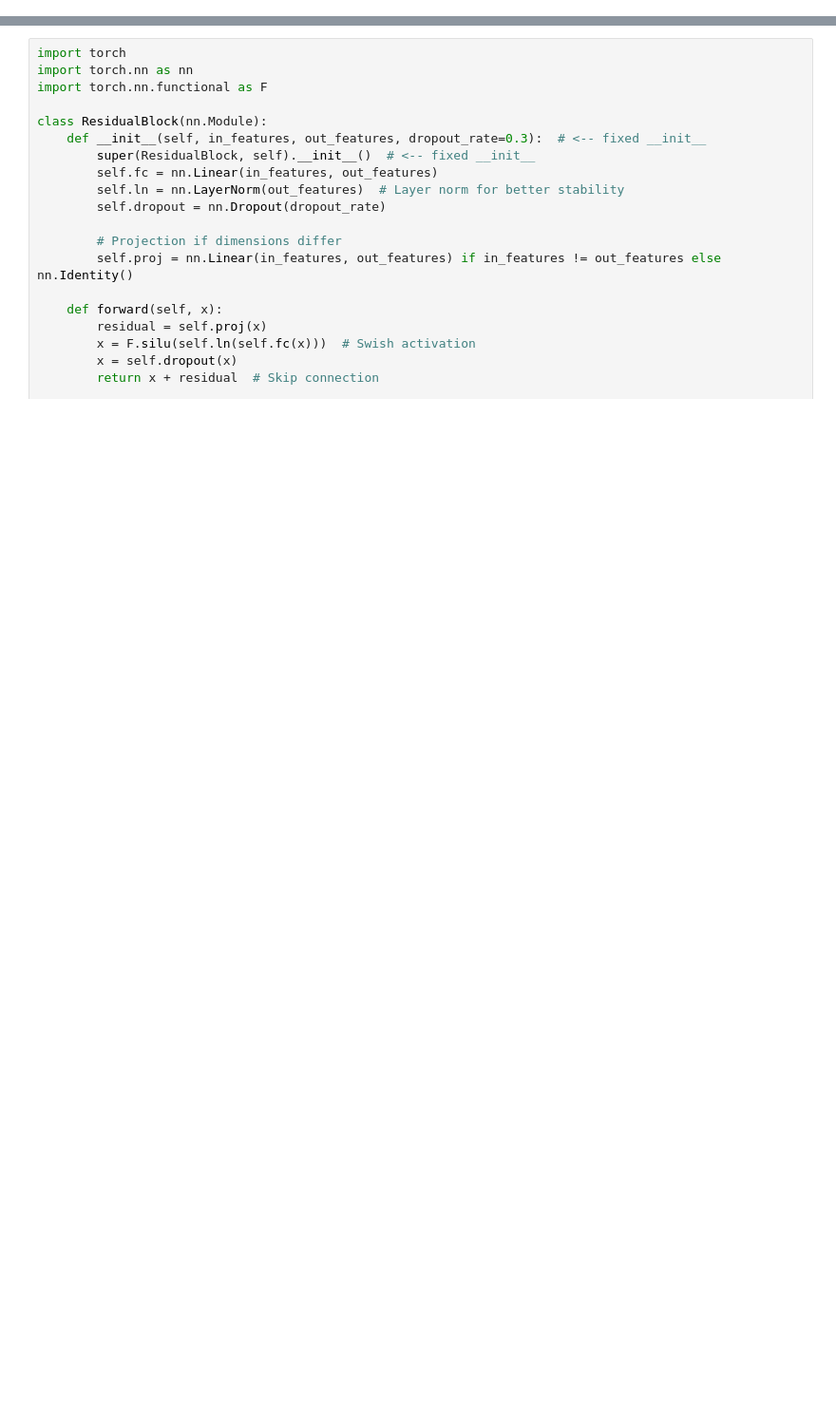
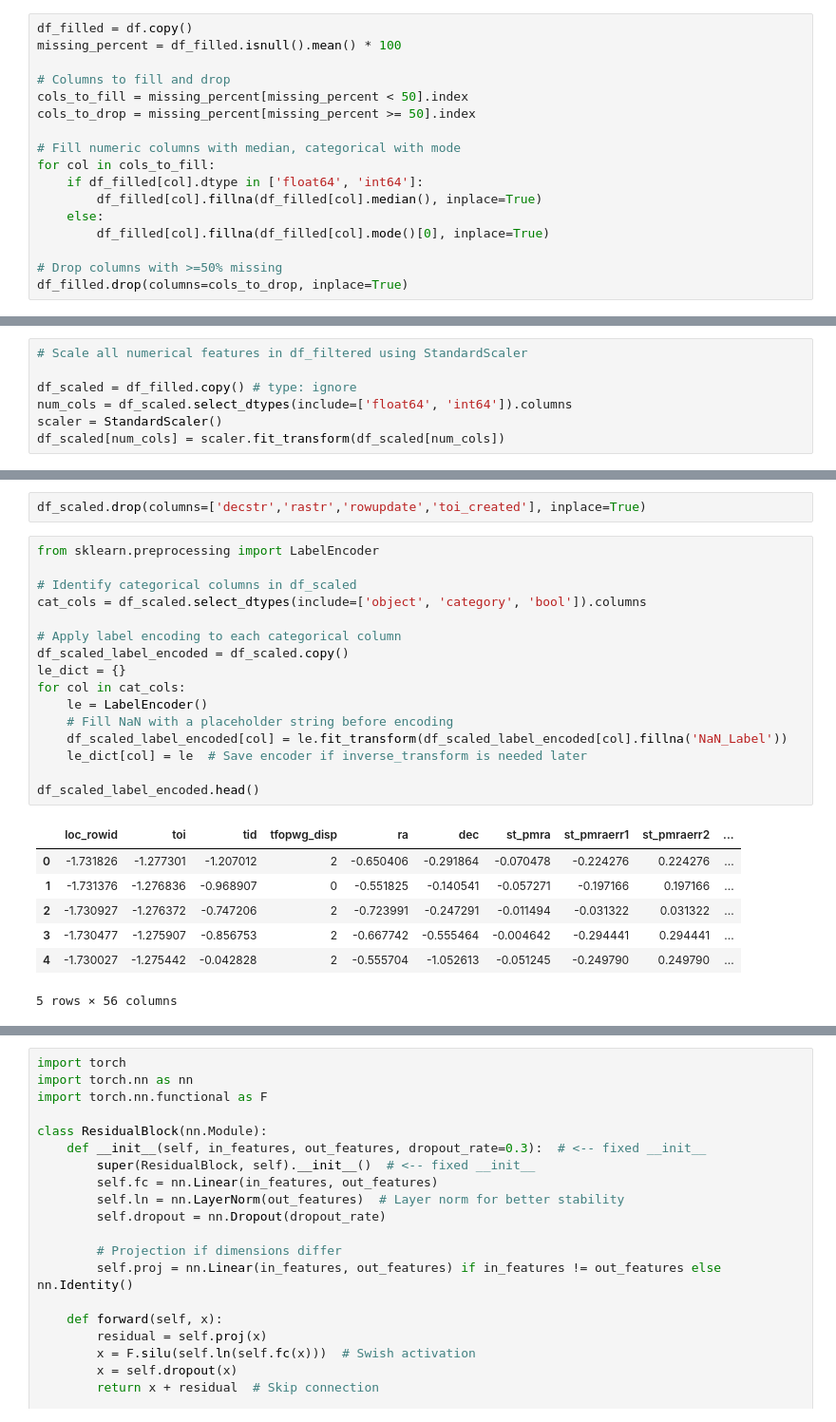
Before and after one commit to AbdelrahmanMahmoud-05/A-World-Away-Hunting-for-Exoplanets-with-AI, a Jupyter notebook: notebookTESS.ipynb, the cells around one changed output, grey strips where cells are left out. Shown: that part at 95% size. Drawn from its saved outputs; the diff is of its cells as text; blank space fills up the shorter version.

```diff
--- a/notebookTESS.ipynb
+++ b/notebookTESS.ipynb
@@ -223,0 +67,17 @@ Name: count, dtype: int64
+# %%
+df_filled = df.copy()
+missing_percent = df_filled.isnull().mean() * 100
+
+# Columns to fill and drop
+cols_to_fill = missing_percent[missing_percent < 50].index
+cols_to_drop = missing_percent[missing_percent >= 50].index
+
+# Fill numeric columns with median, categorical with mode
+for col in cols_to_fill:
+    if df_filled[col].dtype in ['float64', 'int64']:
+        df_filled[col].fillna(df_filled[col].median(), inplace=True)
+    else:
+        df_filled[col].fillna(df_filled[col].mode()[0], inplace=True)
+
+# Drop columns with >=50% missing
+df_filled.drop(columns=cols_to_drop, inplace=True)
@@ -223,0 +122,7 @@ Name: count, dtype: int64
+# %%
+# Scale all numerical features in df_filtered using StandardScaler
+
+df_scaled = df_filled.copy() # type: ignore
+num_cols = df_scaled.select_dtypes(include=['float64', 'int64']).columns
+scaler = StandardScaler()
+df_scaled[num_cols] = scaler.fit_transform(df_scaled[num_cols])
@@ -223,0 +141,26 @@ Name: count, dtype: int64
+# %%
+df_scaled.drop(columns=['decstr','rastr','rowupdate','toi_created'], inplace=True)
+# %%
+from sklearn.preprocessing import LabelEncoder
+
+# Identify categorical columns in df_scaled
+cat_cols = df_scaled.select_dtypes(include=['object', 'category', 'bool']).columns
+
+# Apply label encoding to each categorical column
+df_scaled_label_encoded = df_scaled.copy()
+le_dict = {}
+for col in cat_cols:
+    le = LabelEncoder()
+    # Fill NaN with a placeholder string before encoding
+    df_scaled_label_encoded[col] = le.fit_transform(df_scaled_label_encoded[col].fillna('NaN_Label'))
+    le_dict[col] = le  # Save encoder if inverse_transform is needed later
+
+df_scaled_label_encoded.head()
+# %% [output]
+|  | loc_rowid | toi | tid | tfopwg_disp | ra | dec | st_pmra | st_pmraerr1 | st_pmraerr2 | ... |
+| 0 | -1.731826 | -1.277301 | -1.207012 | 2 | -0.650406 | -0.291864 | -0.070478 | -0.224276 | 0.224276 | ... |
+| 1 | -1.731376 | -1.276836 | -0.968907 | 0 | -0.551825 | -0.140541 | -0.057271 | -0.197166 | 0.197166 | ... |
+| 2 | -1.730927 | -1.276372 | -0.747206 | 2 | -0.723991 | -0.247291 | -0.011494 | -0.031322 | 0.031322 | ... |
+| 3 | -1.730477 | -1.275907 | -0.856753 | 2 | -0.667742 | -0.555464 | -0.004642 | -0.294441 | 0.294441 | ... |
+| 4 | -1.730027 | -1.275442 | -0.042828 | 2 | -0.555704 | -1.052613 | -0.051245 | -0.249790 | 0.249790 | ... |
+5 rows × 56 columns
```
Also changed, not shown: parts of 34 cells of this notebook, 10 other files.
